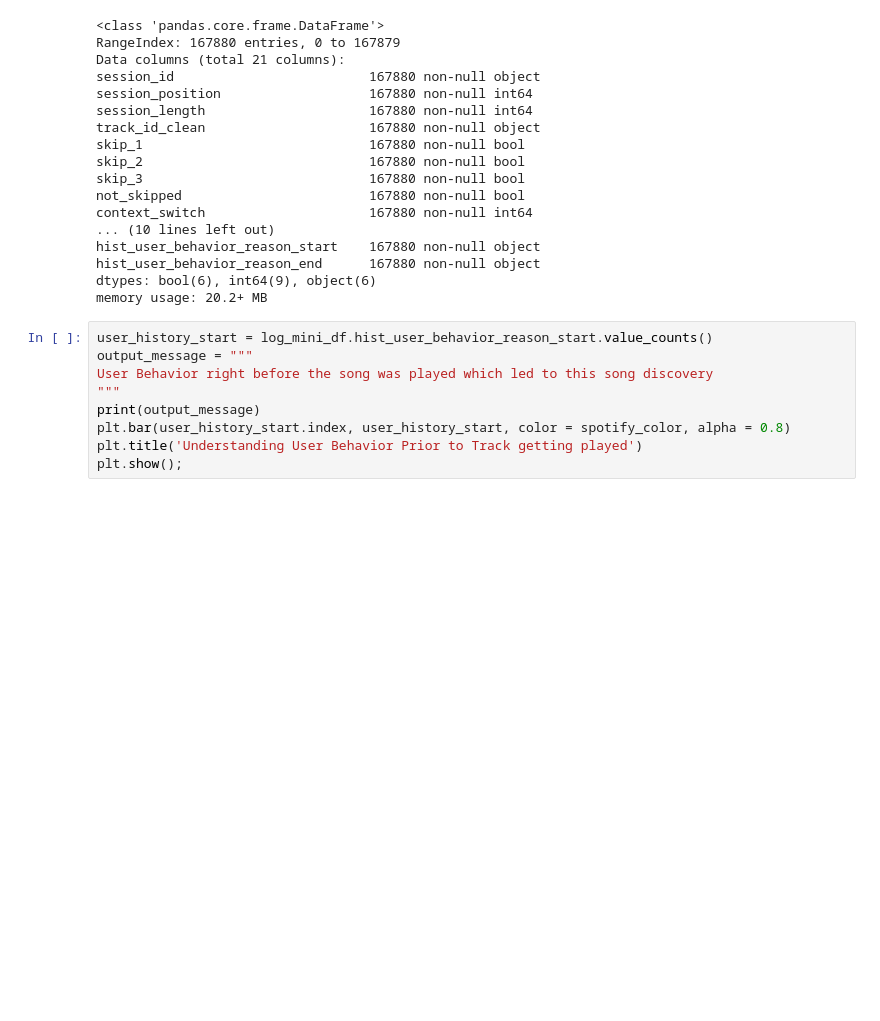
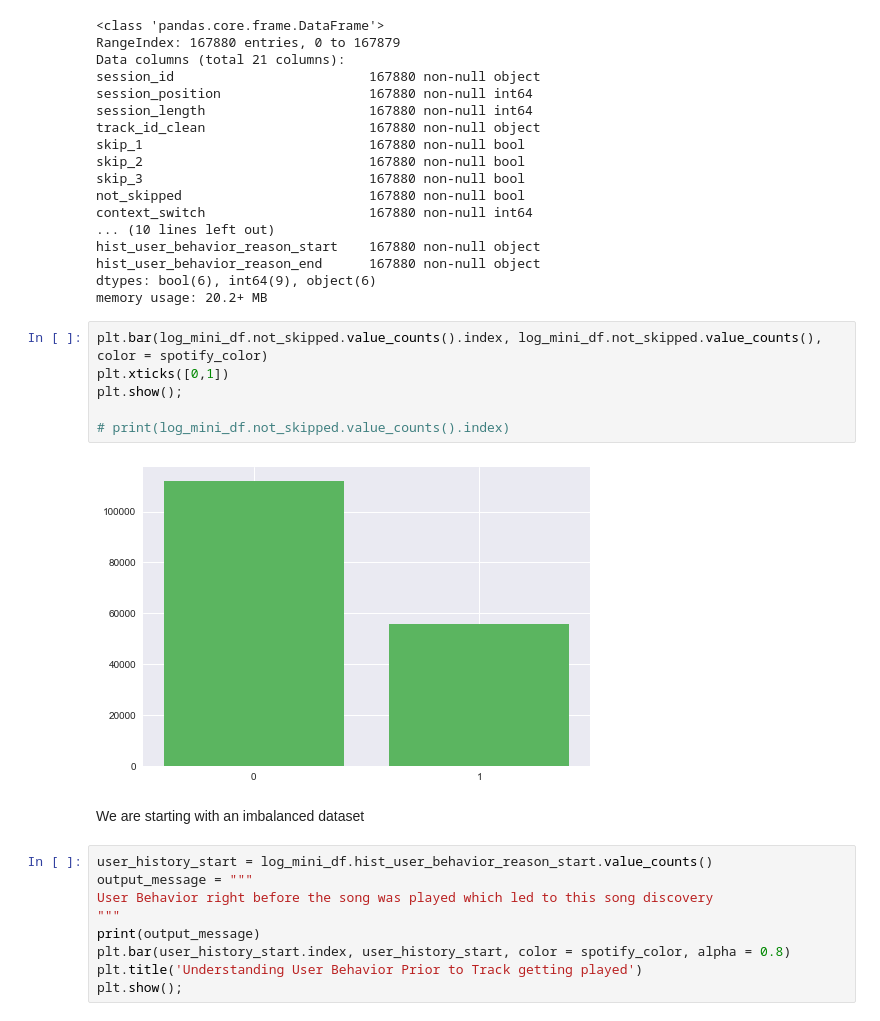
Before and after one commit to cjenniferwong/spotify_skip_predictor, a Jupyter notebook: initial_analysis_jennwong.ipynb, the cells around one changed output. Cells and saved outputs as stored; diff of their text form; blank space fills up the shorter version.

```diff
--- a/initial_analysis_jennwong.ipynb
+++ b/initial_analysis_jennwong.ipynb
@@ -32,6 +32,16 @@ hist_user_behavior_reason_start    167880 non-null object
 hist_user_behavior_reason_end      167880 non-null object
 dtypes: bool(6), int64(9), object(6)
 memory usage: 20.2+ MB
+# %%
+plt.bar(log_mini_df.not_skipped.value_counts().index, log_mini_df.not_skipped.value_counts(), color = spotify_color)
+plt.xticks([0,1])
+plt.show();
+
+# print(log_mini_df.not_skipped.value_counts().index)
+# %% [output]
+[figure, added]
+# %% [markdown]
+We are starting with an imbalanced dataset
 # %%
 user_history_start = log_mini_df.hist_user_behavior_reason_start.value_counts()
 output_message = """
```
